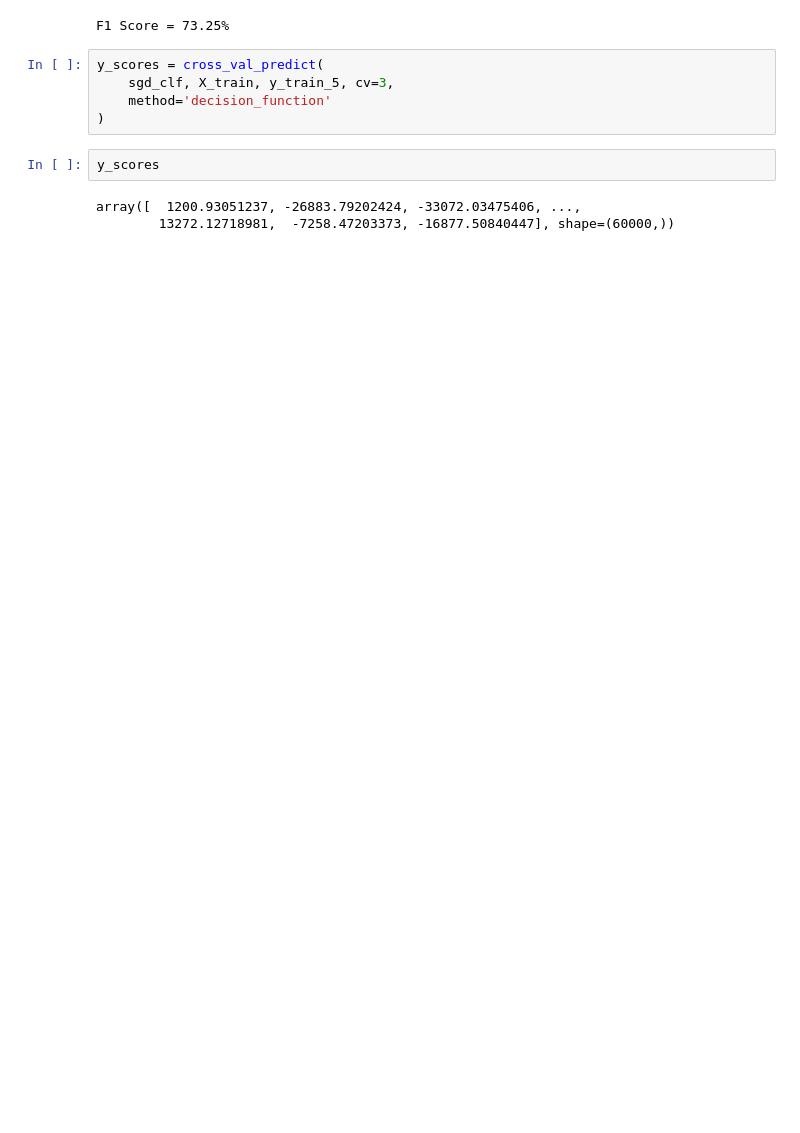
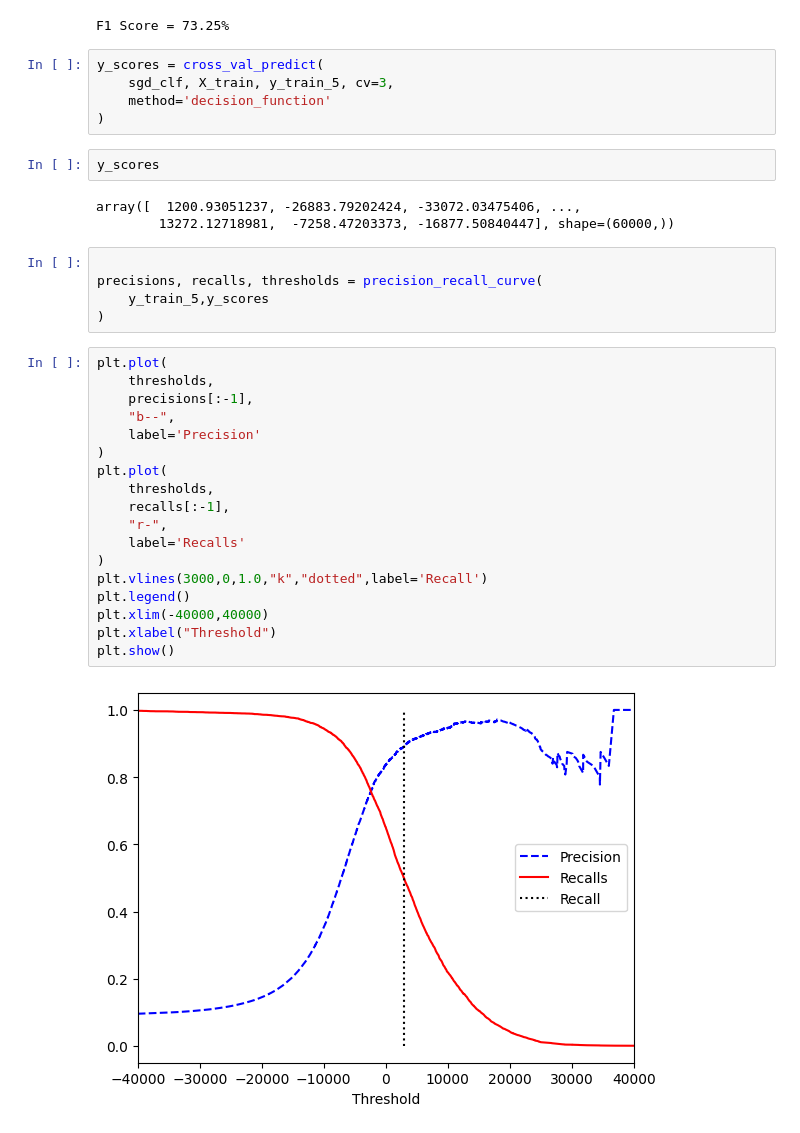
Before and after one commit to BUFONJOKER/hands-on-ml-ch3, a Jupyter notebook: main.ipynb, the cells around one changed output. Cells and saved outputs as stored; diff of their text form; blank space fills up the shorter version.

```diff
--- a/main.ipynb
+++ b/main.ipynb
@@ -202,3 +225,28 @@ y_scores
 # %% [output]
 array([  1200.93051237, -26883.79202424, -33072.03475406, ...,
         13272.12718981,  -7258.47203373, -16877.50840447], shape=(60000,))
+# %%
+
+precisions, recalls, thresholds = precision_recall_curve(
+    y_train_5,y_scores
+)
+# %%
+plt.plot(
+    thresholds,
+    precisions[:-1],
+    "b--",
+    label='Precision'
+)
+plt.plot(
+    thresholds,
+    recalls[:-1],
+    "r-",
+    label='Recalls'
+)
+plt.vlines(3000,0,1.0,"k","dotted",label='Recall')
+plt.legend()
+plt.xlim(-40000,40000)
+plt.xlabel("Threshold")
+plt.show()
+# %% [output]
+[figure, added]
```
Also changed, not shown: parts of 57 cells of this notebook, 2 other files.
